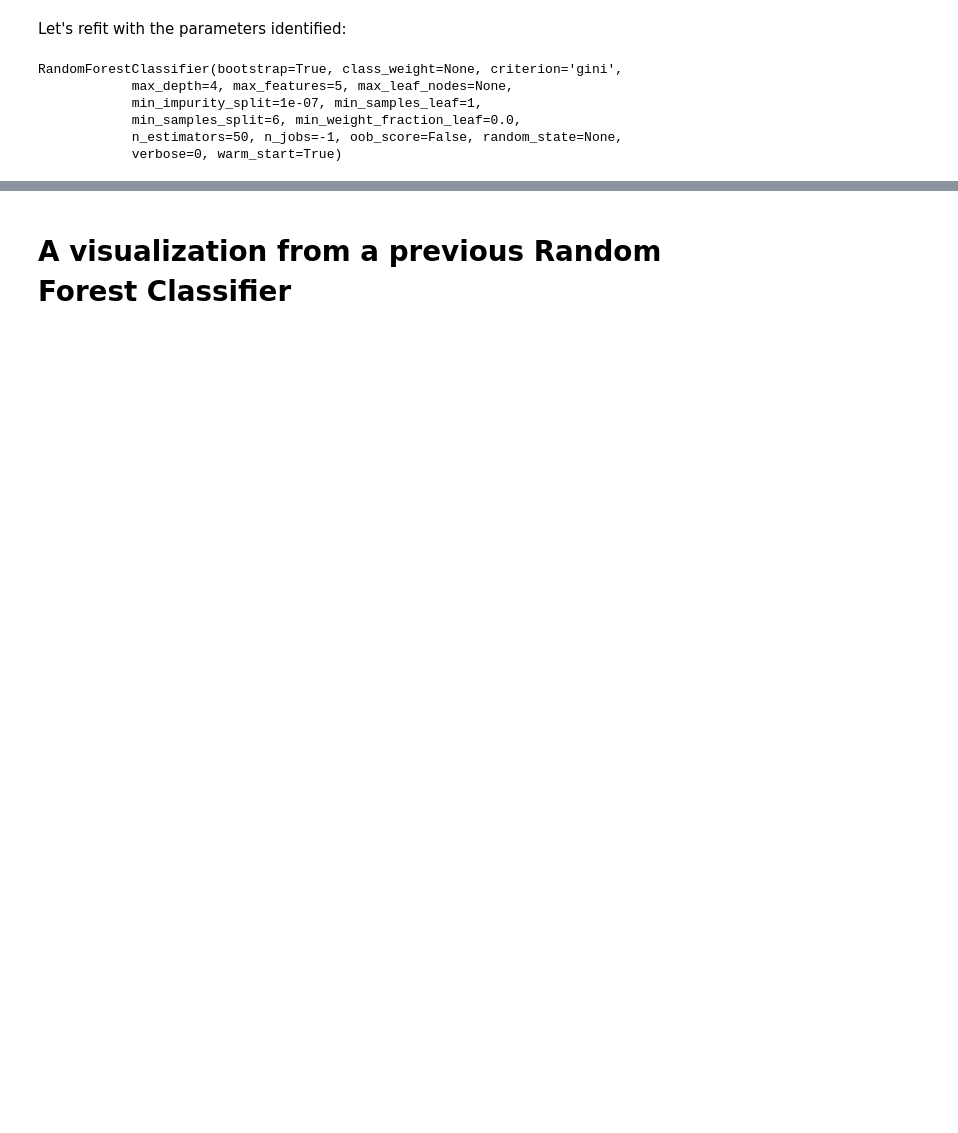
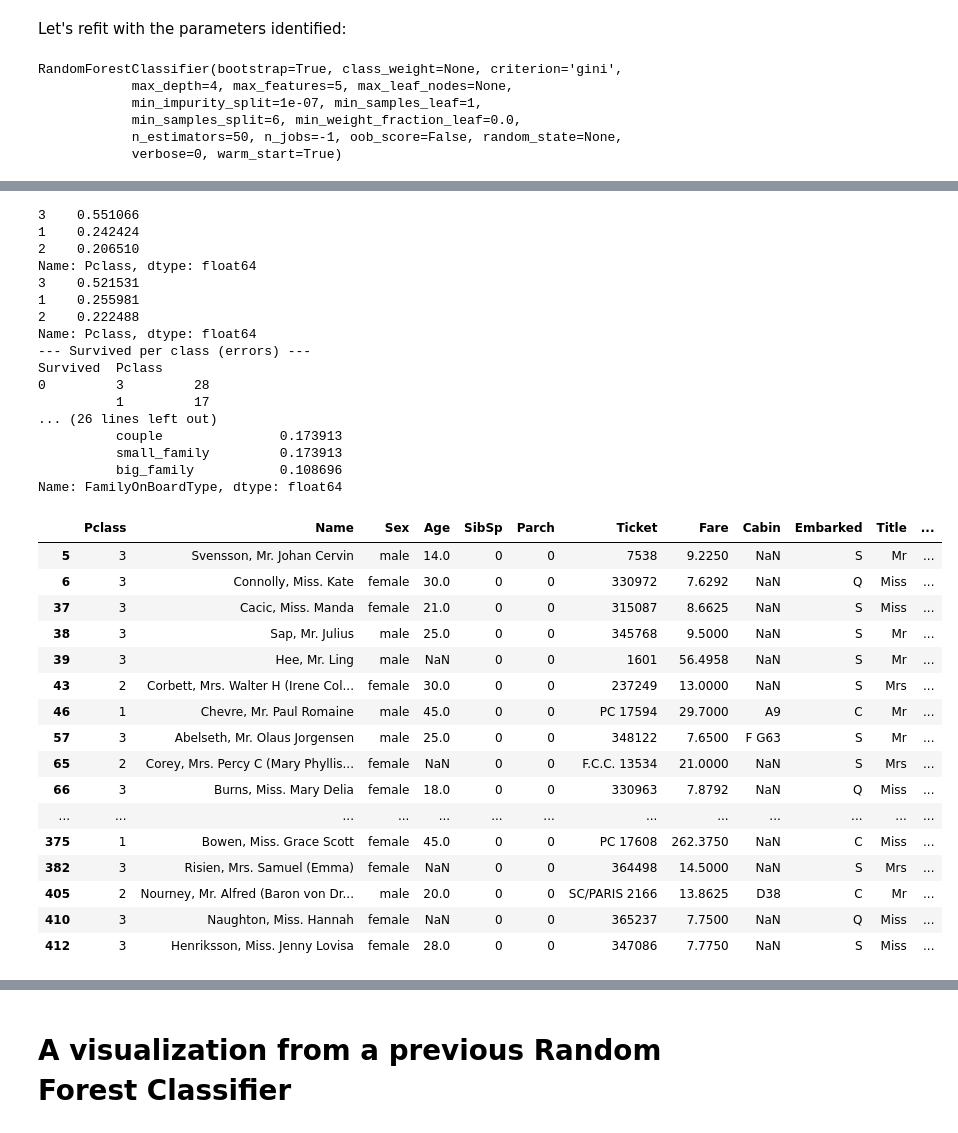
Before and after one commit to Glogs/kaggle_big_boat_which_sank, a Jupyter notebook: code/wrap up.ipynb, the cells around one changed output, grey strips where cells are left out. Drawn from its saved outputs; the diff is of its cells as text; code cells hidden in the pictures; blank space fills up the shorter version.

```diff
--- a/code/wrap up.ipynb
+++ b/code/wrap up.ipynb
@@ -252,7 +309,7 @@ False    0.220096
 Name: Survived, dtype: float64
 # %%
 model = RandomForestClassifier(n_estimators=100)
-model.fit(X_train.drop(features_ignored, axis=1), y_train)
-prediction = model.predict(X_test.drop(features_ignored, axis=1))
+model.fit(X_train_ready, y_train)
+prediction = model.predict(X_test_ready)
 generalization_error(prediction)
 # %% [output]
@@ -269,10 +326,11 @@ param_grid = { 'n_estimators': np.arange(20,200,20),
                'min_samples_split' : np.arange(4, 18,2),
                'max_depth': np.arange(4,6, 1)}
 
-param_grid = { 'n_estimators': [80],
+param_grid = { 'criterion': ['gini', 'entropy'],
+               'n_estimators': [80],
                'min_samples_leaf': [3],
                'min_samples_split' : [6],
                'max_depth': [5]}
 grid = GridSearchCV(RandomForestClassifier(warm_start=True, n_jobs=-1), param_grid=param_grid, cv=5)
-grid.fit(X_train.drop(features_ignored, axis=1), y_train)
+grid.fit(X_train_ready, y_train)
 # %% [output]
@@ -312,7 +370,7 @@ rfc = RandomForestClassifier(warm_start=True, n_jobs=-1,
                              n_estimators=50,
                              max_depth=4, max_features=5 ,
                              min_samples_leaf=1, min_samples_split=6)
-rfc.fit(X_train.drop(features_ignored, axis=1), y_train)
+rfc.fit(X_train_ready, y_train)
 # %% [output]
 RandomForestClassifier(bootstrap=True, class_weight=None, criterion='gini',
             max_depth=4, max_features=5, max_leaf_nodes=None,
@@ -347,0 +426,5 @@ feature_importances.mean().sort_values(ascending=False)
+# %%
+X_train_ready_female = X_train_ready[X_train_ready['Sex_female'] == 1]
+y_train_female = y_train[X_train_ready['Sex_female'] == 1]
+X_train_ready_male = X_train_ready[X_train_ready['Sex_male'] == 1]
+y_train_male = y_train[X_train_ready['Sex_male'] == 1]
@@ -347,0 +473,49 @@ feature_importances.mean().sort_values(ascending=False)
+# %%
+errors = (X_test.join(pd.Series(prediction, name='Survived')))[(y_test - prediction) != 0]
+errors[errors['Survived'] == 1]
+#['Pclass'].value_counts()
+print(X_train['Pclass'].value_counts(normalize=True))
+print(X_test['Pclass'].value_counts(normalize=True))
+errors['Pclass'].value_counts()
+print("--- Survived per class (errors) ---")
+print(errors['Pclass'].groupby(errors['Survived']).value_counts())
+print("--- Family type per class (errors) ---")
+print(errors['Pclass'].groupby(errors['FamilyOnBoardType']).value_counts())
+print("--- Family type per survived (errors) ---")
+print(errors['FamilyOnBoardType'].groupby(errors['Survived']).value_counts(normalize=True))
+errors[errors['FamilyOnBoardType'] == 'single']
+# %% [output]
+3    0.551066
+1    0.242424
+2    0.206510
+Name: Pclass, dtype: float64
+3    0.521531
+1    0.255981
+2    0.222488
+Name: Pclass, dtype: float64
+--- Survived per class (errors) ---
+Survived  Pclass
+0         3         28
+          1         17
+... (26 lines left out)
+          couple               0.173913
+          small_family         0.173913
+          big_family           0.108696
+Name: FamilyOnBoardType, dtype: float64
+|  | Pclass | Name | Sex | Age | SibSp | Parch | Ticket | Fare | Cabin | Embarked | Title | ... |
+| 5 | 3 | Svensson, Mr. Johan Cervin | male | 14.0 | 0 | 0 | 7538 | 9.2250 | NaN | S | Mr | ... |
+| 6 | 3 | Connolly, Miss. Kate | female | 30.0 | 0 | 0 | 330972 | 7.6292 | NaN | Q | Miss | ... |
+| 37 | 3 | Cacic, Miss. Manda | female | 21.0 | 0 | 0 | 315087 | 8.6625 | NaN | S | Miss | ... |
+| 38 | 3 | Sap, Mr. Julius | male | 25.0 | 0 | 0 | 345768 | 9.5000 | NaN | S | Mr | ... |
+| 39 | 3 | Hee, Mr. Ling | male | NaN | 0 | 0 | 1601 | 56.4958 | NaN | S | Mr | ... |
+| 43 | 2 | Corbett, Mrs. Walter H (Irene Col... | female | 30.0 | 0 | 0 | 237249 | 13.0000 | NaN | S | Mrs | ... |
+| 46 | 1 | Chevre, Mr. Paul Romaine | male | 45.0 | 0 | 0 | PC 17594 | 29.7000 | A9 | C | Mr | ... |
+| 57 | 3 | Abelseth, Mr. Olaus Jorgensen | male | 25.0 | 0 | 0 | 348122 | 7.6500 | F G63 | S | Mr | ... |
+| 65 | 2 | Corey, Mrs. Percy C (Mary Phyllis... | female | NaN | 0 | 0 | F.C.C. 13534 | 21.0000 | NaN | S | Mrs | ... |
+| 66 | 3 | Burns, Miss. Mary Delia | female | 18.0 | 0 | 0 | 330963 | 7.8792 | NaN | Q | Miss | ... |
+| ... | ... | ... | ... | ... | ... | ... | ... | ... | ... | ... | ... | ... |
+| 375 | 1 | Bowen, Miss. Grace Scott | female | 45.0 | 0 | 0 | PC 17608 | 262.3750 | NaN | C | Miss | ... |
+| 382 | 3 | Risien, Mrs. Samuel (Emma) | female | NaN | 0 | 0 | 364498 | 14.5000 | NaN | S | Mrs | ... |
+| 405 | 2 | Nourney, Mr. Alfred (Baron von Dr... | male | 20.0 | 0 | 0 | SC/PARIS 2166 | 13.8625 | D38 | C | Mr | ... |
+| 410 | 3 | Naughton, Miss. Hannah | female | NaN | 0 | 0 | 365237 | 7.7500 | NaN | Q | Miss | ... |
+| 412 | 3 | Henriksson, Miss. Jenny Lovisa | female | 28.0 | 0 | 0 | 347086 | 7.7750 | NaN | S | Miss | ... |
```
Also changed, not shown: parts of 32 cells of this notebook.
